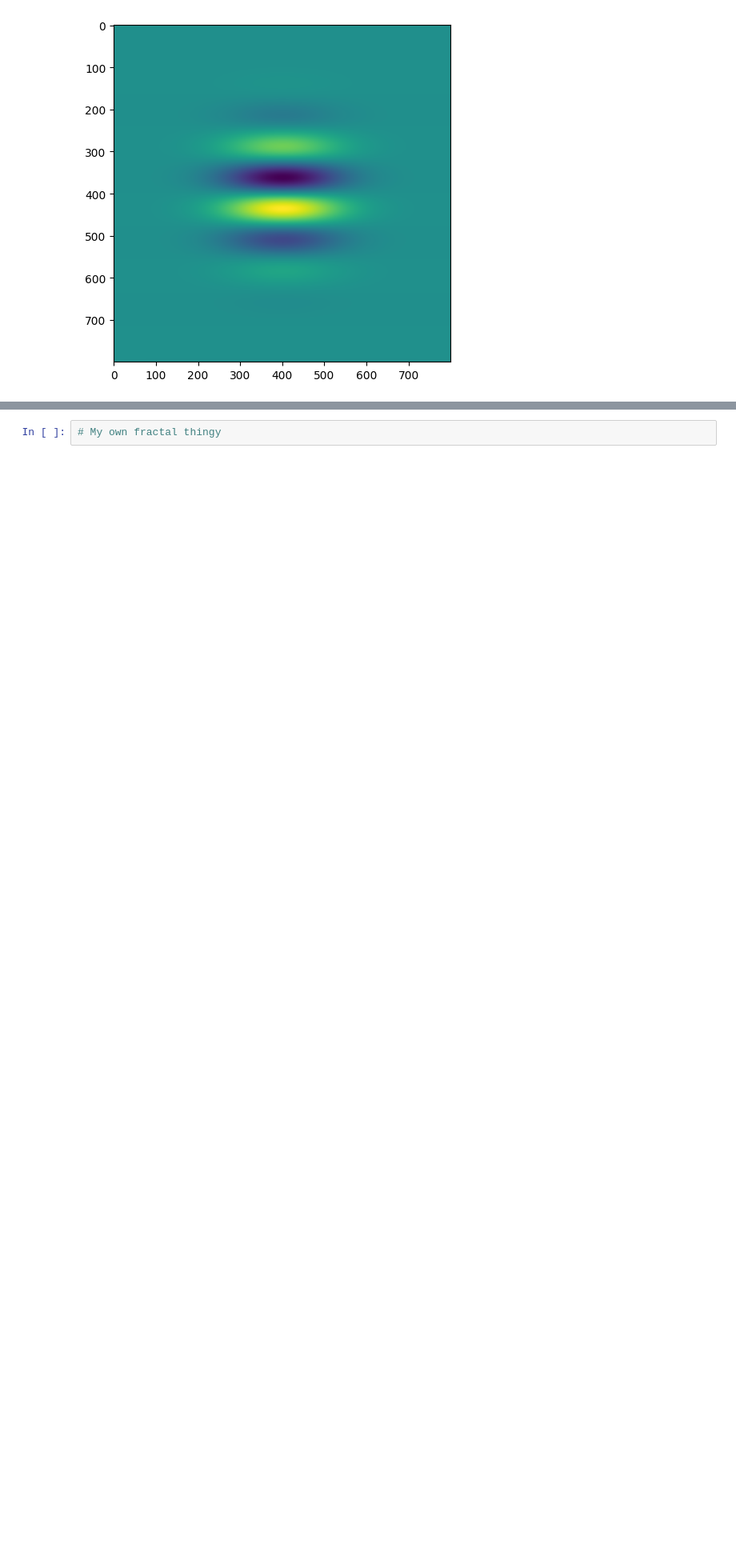
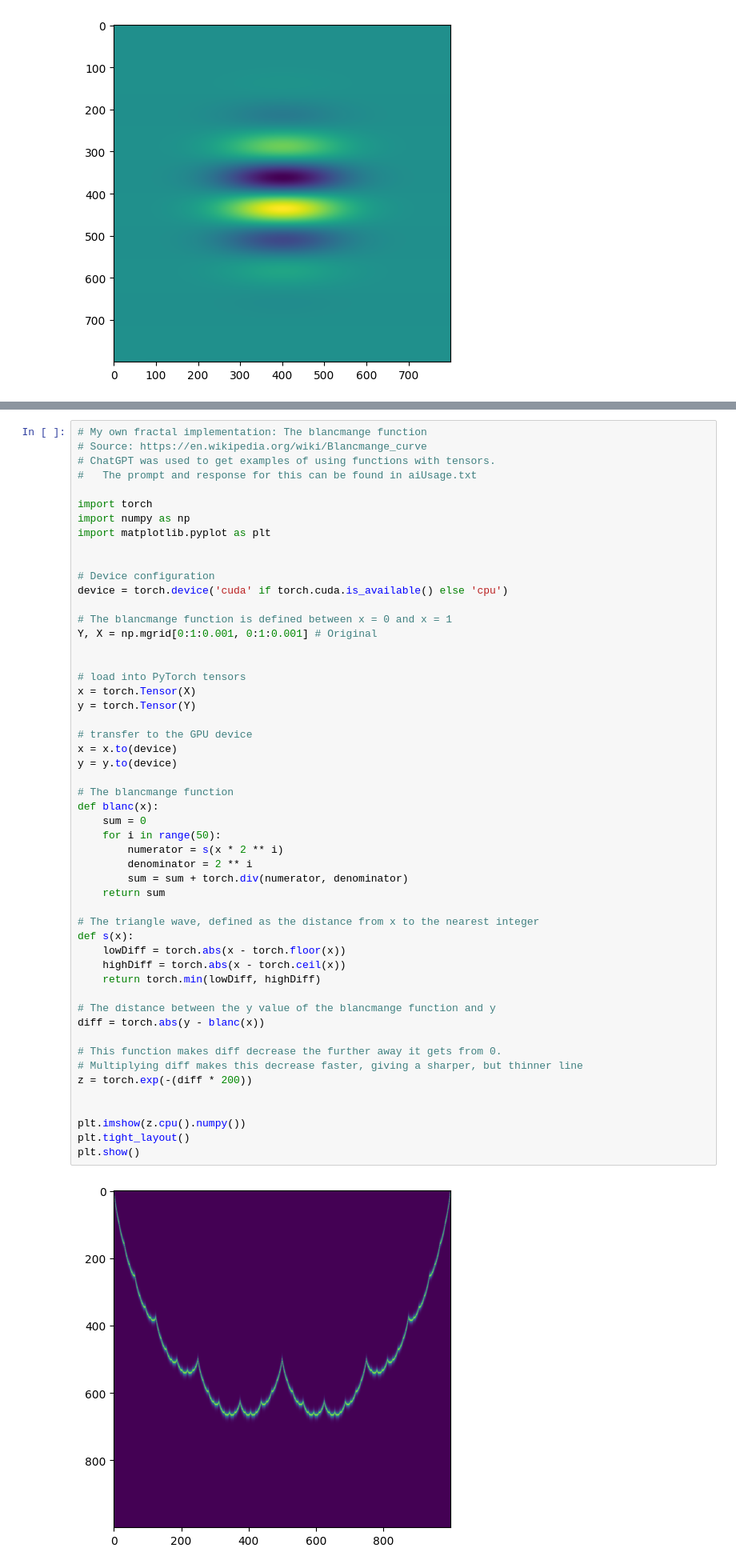
Before and after one commit to p055am/CSSE3710, a Jupyter notebook: a1.ipynb, the cells around one changed output, grey strips where cells are left out. Shown at 80% size. Saved outputs shown, nothing was run; the diff lists cells and outputs as text; blank space fills up the shorter version.

Commit message:
Wrote code to show the blancmange function, and referenced the AI usage for this code.

```diff
--- a/a1.ipynb
+++ b/a1.ipynb
@@ -399,4 +399,56 @@ plt.show()
 # %% [output]
 [figure]
 # %%
-# My own fractal thingy
+# My own fractal implementation: The blancmange function
+# Source: https://en.wikipedia.org/wiki/Blancmange_curve
+# ChatGPT was used to get examples of using functions with tensors.
+#   The prompt and response for this can be found in aiUsage.txt
+
+import torch
+import numpy as np
+import matplotlib.pyplot as plt
+
+
+# Device configuration
+device = torch.device('cuda' if torch.cuda.is_available() else 'cpu')
+
+# The blancmange function is defined between x = 0 and x = 1
+Y, X = np.mgrid[0:1:0.001, 0:1:0.001] # Original
+
+
+# load into PyTorch tensors
+x = torch.Tensor(X)
+y = torch.Tensor(Y)
+
+# transfer to the GPU device
+x = x.to(device)
+y = y.to(device)
+
+# The blancmange function
+def blanc(x):
+    sum = 0
+    for i in range(50):
+        numerator = s(x * 2 ** i)
+        denominator = 2 ** i
+        sum = sum + torch.div(numerator, denominator)
+    return sum
+
+# The triangle wave, defined as the distance from x to the nearest integer
+def s(x):
+    lowDiff = torch.abs(x - torch.floor(x))
+    highDiff = torch.abs(x - torch.ceil(x))
+    return torch.min(lowDiff, highDiff)
+
+# The distance between the y value of the blancmange function and y
+diff = torch.abs(y - blanc(x))
+
+# This function makes diff decrease the further away it gets from 0.
+# Multiplying diff makes this decrease faster, giving a sharper, but thinner line
+z = torch.exp(-(diff * 200))
+
+
+plt.imshow(z.cpu().numpy())
+plt.tight_layout()
+plt.show()
+# %% [output]
+[figure, added]
```
Also changed, not shown: parts of 1 cell of this notebook, 1 other file.
